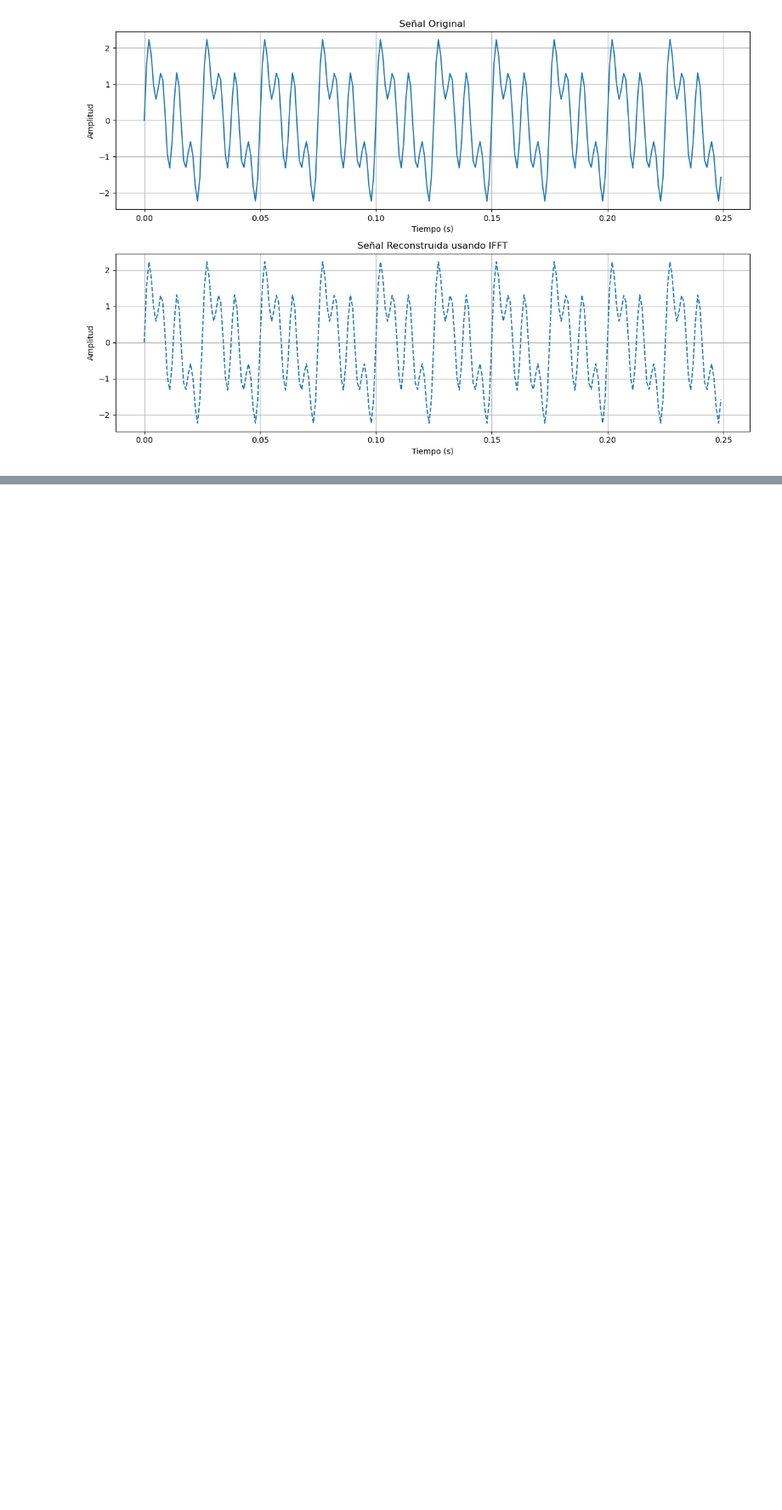
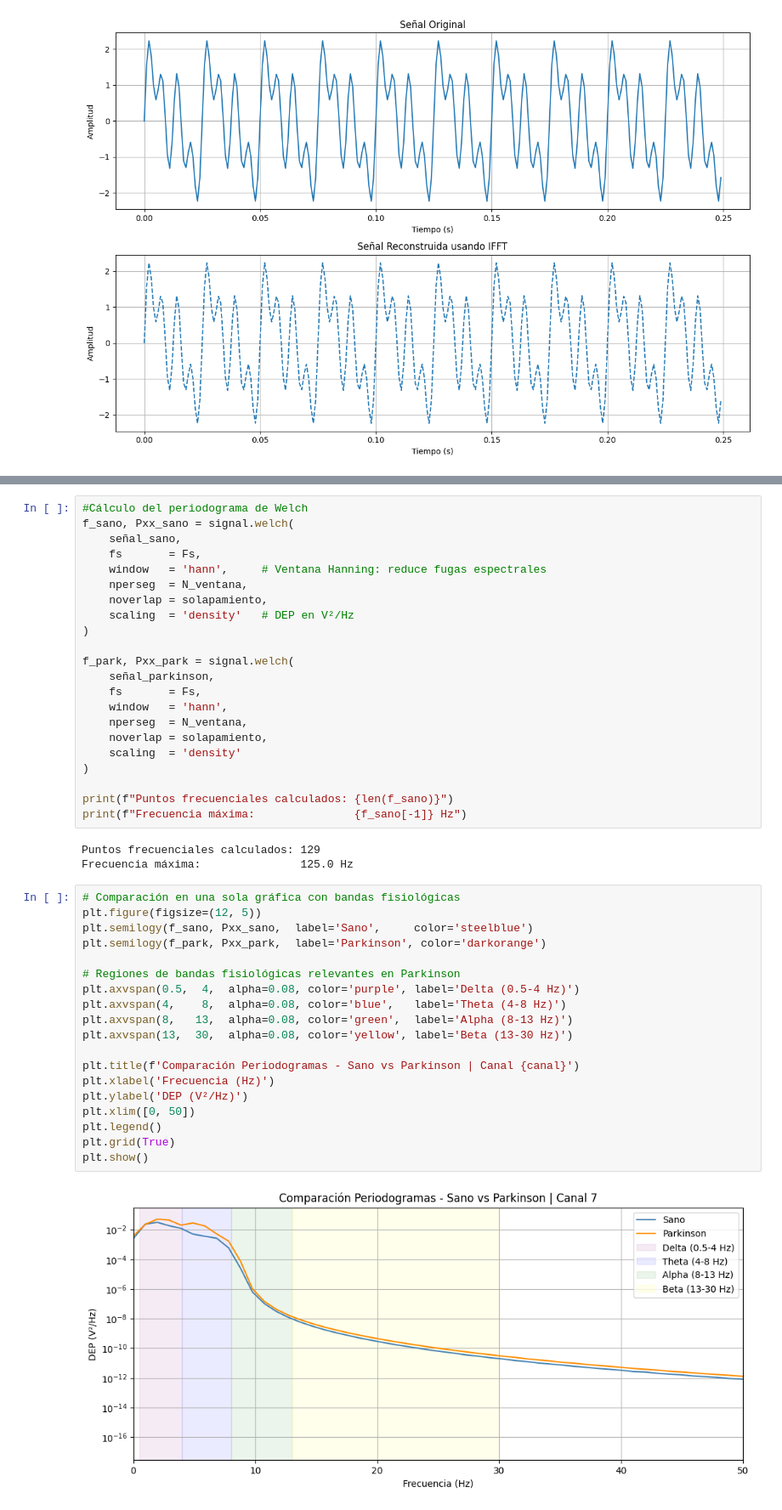
Before and after one commit to decagsito/Biosenales_20261, a Jupyter notebook: Practica_5.ipynb, the cells around one changed output, grey strips where cells are left out. Shown at 85% size. Saved outputs shown, nothing was run; the diff lists cells and outputs as text; blank space fills up the shorter version.

```diff
--- a/Practica_5.ipynb
+++ b/Practica_5.ipynb
@@ -442,0 +655,46 @@ Un 50% representa un equilibrio adecuado entre calidad espectral, estabilidad, y
+# %%
+#Cálculo del periodograma de Welch
+f_sano, Pxx_sano = signal.welch(
+    señal_sano,
+    fs       = Fs,
+    window   = 'hann',     # Ventana Hanning: reduce fugas espectrales
+    nperseg  = N_ventana,
+    noverlap = solapamiento,
+    scaling  = 'density'   # DEP en V²/Hz
+)
+
+f_park, Pxx_park = signal.welch(
+    señal_parkinson,
+    fs       = Fs,
+    window   = 'hann',
+    nperseg  = N_ventana,
+    noverlap = solapamiento,
+    scaling  = 'density'
+)
+
+print(f"Puntos frecuenciales calculados: {len(f_sano)}")
+print(f"Frecuencia máxima:               {f_sano[-1]} Hz")
+# %% [output]
+Puntos frecuenciales calculados: 129
+Frecuencia máxima:               125.0 Hz
+# %%
+# Comparación en una sola gráfica con bandas fisiológicas
+plt.figure(figsize=(12, 5))
+plt.semilogy(f_sano, Pxx_sano,  label='Sano',     color='steelblue')
+plt.semilogy(f_park, Pxx_park,  label='Parkinson', color='darkorange')
+
+# Regiones de bandas fisiológicas relevantes en Parkinson
+plt.axvspan(0.5,  4,  alpha=0.08, color='purple', label='Delta (0.5-4 Hz)')
+plt.axvspan(4,    8,  alpha=0.08, color='blue',   label='Theta (4-8 Hz)')
+plt.axvspan(8,   13,  alpha=0.08, color='green',  label='Alpha (8-13 Hz)')
+plt.axvspan(13,  30,  alpha=0.08, color='yellow', label='Beta (13-30 Hz)')
+
+plt.title(f'Comparación Periodogramas - Sano vs Parkinson | Canal {canal}')
+plt.xlabel('Frecuencia (Hz)')
+plt.ylabel('DEP (V²/Hz)')
+plt.xlim([0, 50])
+plt.legend()
+plt.grid(True)
+plt.show()
+# %% [output]
+[figure, added]
```
Also changed, not shown: parts of 46 cells of this notebook.
